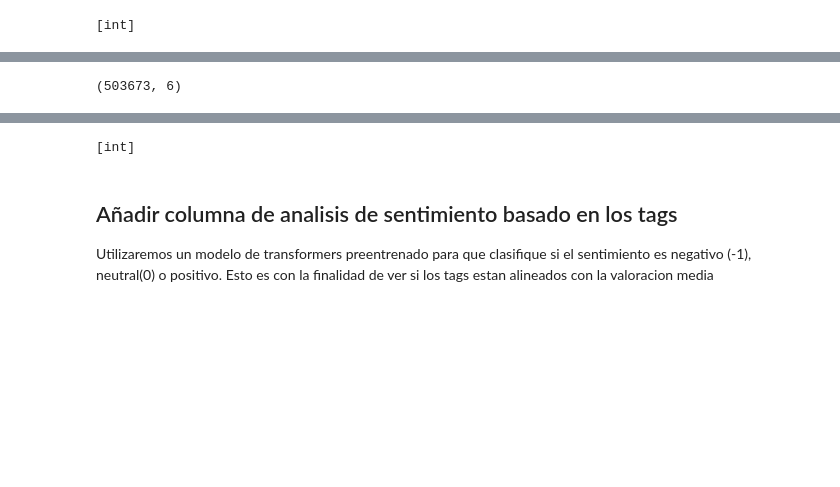
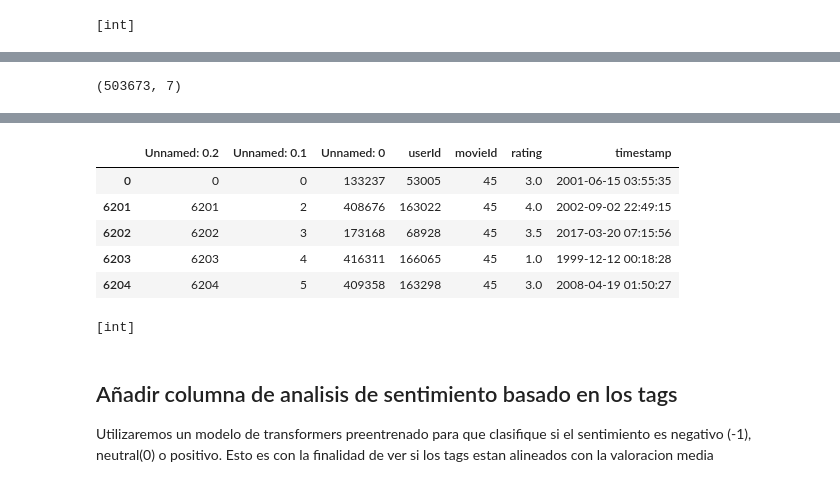
Before and after one commit to joanesMondra/FilmRecommendator, a Jupyter notebook: grupo3/preProcessing.ipynb, the cells around one changed output, grey strips where cells are left out. Saved outputs shown, nothing was run; the diff lists cells and outputs as text; code cells hidden in the pictures; blank space fills up the shorter version.

```diff
--- a/grupo3/preProcessing.ipynb
+++ b/grupo3/preProcessing.ipynb
@@ -360,7 +360,7 @@ df_ratings
 # %%
 print(df_ratings.shape)
-df_ratings['timestamp'] = pd.to_datetime(df_ratings['timestamp'], unit='s')
+#df_ratings['timestamp'] = pd.to_datetime(df_ratings['timestamp'], unit='s')
 df_ratings.sort_values('movieId', ascending=True, inplace=True)
 df_ratings.head()
 # %% [output]
-(503673, 6)
+(503673, 7)
@@ -368,3 +367,9 @@ ValueError: non convertible value 2001-06-15 03:55:35 with the unit 's', at posi
+|  | Unnamed: 0.2 | Unnamed: 0.1 | Unnamed: 0 | userId | movieId | rating | timestamp |
+| 0 | 0 | 0 | 133237 | 53005 | 45 | 3.0 | 2001-06-15 03:55:35 |
+| 6201 | 6201 | 2 | 408676 | 163022 | 45 | 4.0 | 2002-09-02 22:49:15 |
+| 6202 | 6202 | 3 | 173168 | 68928 | 45 | 3.5 | 2017-03-20 07:15:56 |
+| 6203 | 6203 | 4 | 416311 | 166065 | 45 | 1.0 | 1999-12-12 00:18:28 |
+| 6204 | 6204 | 5 | 409358 | 163298 | 45 | 3.0 | 2008-04-19 01:50:27 |
 # %%
 t = []
 for mov in df_ratings['movieId']:
```
Also changed, not shown: parts of 11 cells of this notebook, 1 other file.
